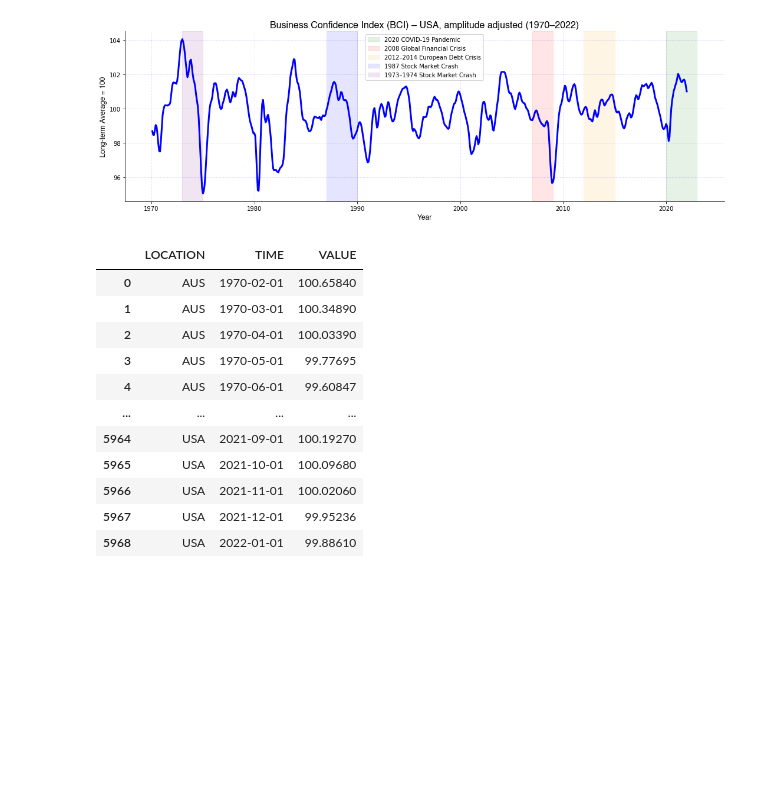
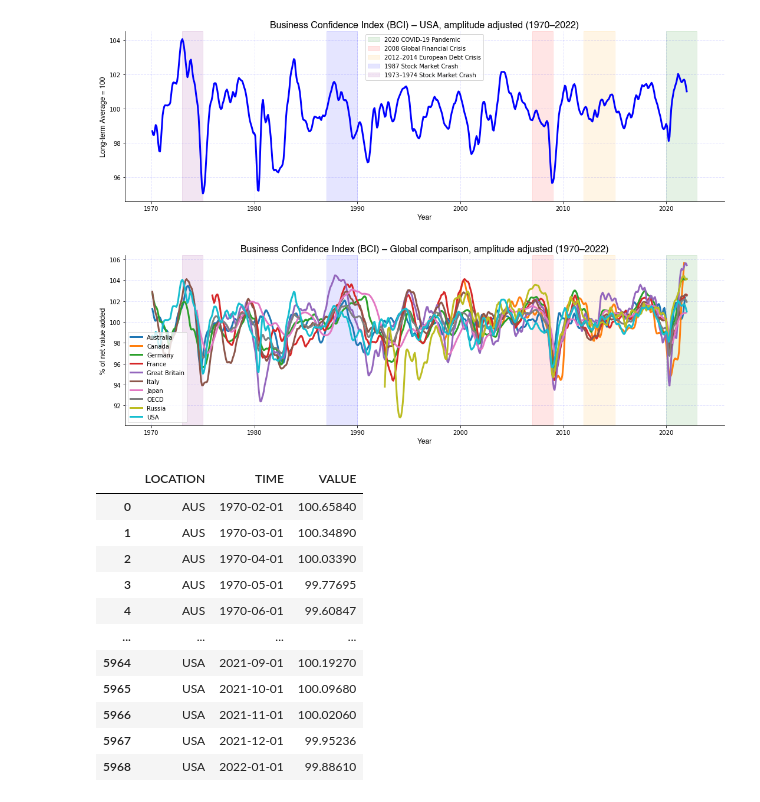
Before and after one commit to mnperic/globa-central-bank-interest-rates, a Jupyter notebook: global-economic-indicators.ipynb, the cells around one changed output. Drawn from its saved outputs; the diff is of its cells as text; code cells hidden in the pictures; blank space fills up the shorter version.

```diff
--- a/global-economic-indicators.ipynb
+++ b/global-economic-indicators.ipynb
@@ -863,6 +907,54 @@ plt.savefig("/Users/minoperic/Data Analytics/Data Investigations/global-economic
 plt.show()
 # %% [output]
 [figure]
+# %%
+# BCI Comparison
+
+# Font families
+font_1 = {'family':'helvetica','color':'black','size':16}
+font_2 = {'family':'helvetica','color':'black','size':12}
+
+# Plot
+plt.figure(figsize=(15,5))
+plt.plot(aus_bci_df['TIME'], aus_bci_df['VALUE'], label="Australia", linewidth=3)
+plt.plot(can_bci_df['TIME'], can_bci_df['VALUE'], label="Canada", linewidth=3)
+plt.plot(deu_bci_df['TIME'], deu_bci_df['VALUE'], label="Germany", linewidth=3)
+plt.plot(fra_bci_df['TIME'], fra_bci_df['VALUE'], label="France", linewidth=3)
+plt.plot(gbr_bci_df['TIME'], gbr_bci_df['VALUE'], label="Great Britain", linewidth=3)
+plt.plot(ita_bci_df['TIME'], ita_bci_df['VALUE'], label="Italy", linewidth=3)
+plt.plot(jpn_bci_df['TIME'], jpn_bci_df['VALUE'], label="Japan", linewidth=3)
+plt.plot(oecd_bci_df['TIME'], oecd_bci_df['VALUE'], label="OECD", linewidth=3)
+plt.plot(rus_bci_df['TIME'], rus_bci_df['VALUE'], label="Russia", linewidth=3)
+plt.plot(usa_bci_df['TIME'], usa_bci_df['VALUE'], label="USA", linewidth=3)
+
+# Labels
+plt.title("Business Confidence Index (BCI) – Global comparison, amplitude adjusted (1970–2022)", fontdict = font_1)
+plt.xlabel("Year", fontdict = font_2)
+plt.ylabel("% of net value added", fontdict = font_2)
+
+# Highlights
+
+plt.axvspan(date2num(datetime(2020,1,1)), date2num(datetime(2023,1,1)), color="green", alpha=0.1)
+plt.axvspan(date2num(datetime(2007,1,1)), date2num(datetime(2009,1,1)), color="red", alpha=0.1)
+plt.axvspan(date2num(datetime(2012,1,1)), date2num(datetime(2015,1,1)), color="orange", alpha=0.1)
+plt.axvspan(date2num(datetime(1987,1,1)), date2num(datetime(1990,1,1)), color="blue", alpha=0.1)
+plt.axvspan(date2num(datetime(1973,1,1)), date2num(datetime(1975,1,1)), color="purple", alpha=0.1)
+
+plt.legend()
+
+# Aesthetics
+
+matplotlib.pyplot.grid(visible=True, which='both', axis='both', color='blue', alpha=0.1, linestyle='--', linewidth=1)
+
+plt.gca().spines['top'].set_visible(False)
+plt.gca().spines['right'].set_visible(False)
+plt.tight_layout()
+
+# Save and show
+plt.savefig("/Users/minoperic/Data Analytics/Data Investigations/global-economic-indicators/Images/bci_comparison.png", dpi=300)
+plt.show()
+# %% [output]
+[figure, added]
 # %%
 ## Composite Leading Indicator (CLI)
 # %%
```
Also changed, not shown: parts of 9 cells of this notebook, 9 other files.
